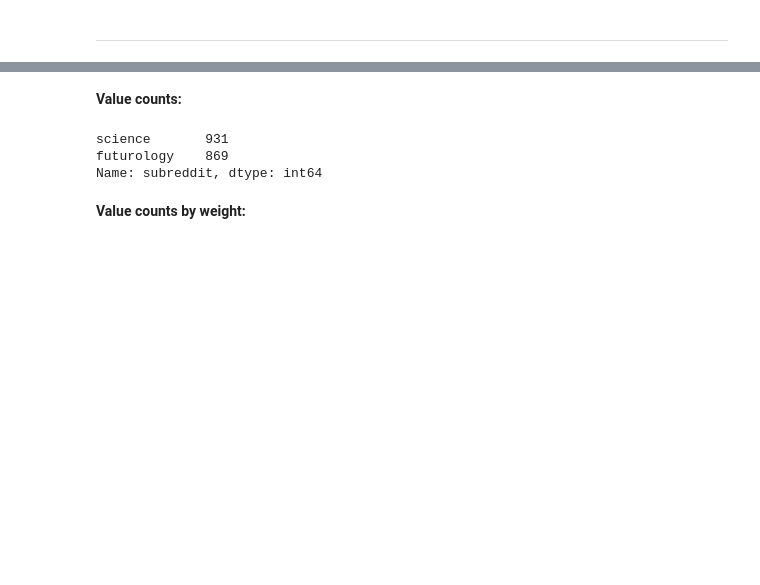
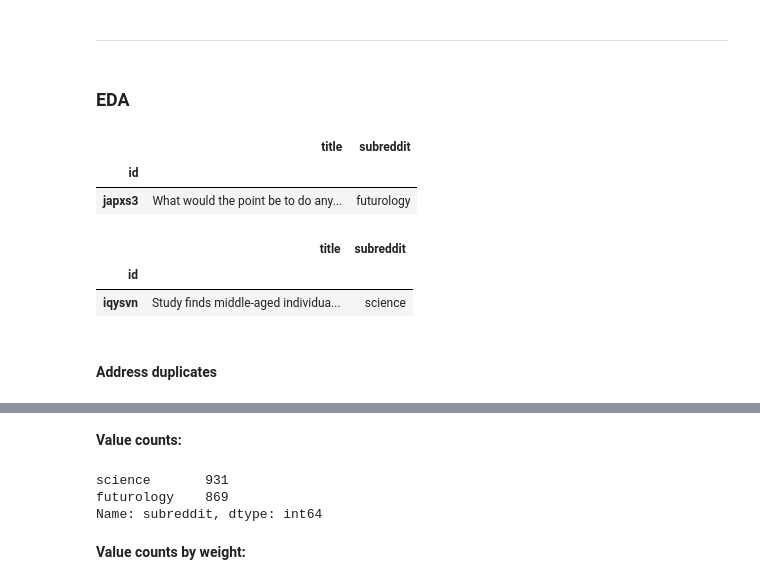
Before and after one commit to abishop17/plausible_utopia_nlp_classification_modeling, a Jupyter notebook: code/Project 3 - #1 of 3 (Preprocessing, EDA) - Plausible Utopia -- Classification Modeling on Subreddits.ipynb, the cells around one changed output, grey strips where cells are left out. Cells and saved outputs as stored; diff of their text form; code cells hidden in the pictures; blank space fills up the shorter version.

```diff
--- a/code/Project 3 - #1 of 3 (Preprocessing, EDA) - Plausible Utopia -- Classification Modeling on Subreddits.ipynb
+++ b/code/Project 3 - #1 of 3 (Preprocessing, EDA) - Plausible Utopia -- Classification Modeling on Subreddits.ipynb
@@ -99,3 +99,17 @@ None
 | jaocqq | Mercedes benz AVTR - In Action | 8 | https://www.youtube.com/watch?v=C... | 0 | 1.602658e+09 | NaN | futurology |
 # %% [markdown]
 ---
+# %% [markdown]
+### EDA
+# %%
+display(subred1[['title', 'subreddit']].head(1))
+display(subred1[['title', 'subreddit']].tail(1))
+# %% [output]
+|  | title | subreddit |
+| id |  |  |
+| japxs3 | What would the point be to do any... | futurology |
+|  | title | subreddit |
+| id |  |  |
+| iqysvn | Study finds middle-aged individua... | science |
+# %% [markdown]
+#### Address duplicates
```
Also changed, not shown: parts of 27 cells of this notebook, 2 other files.
